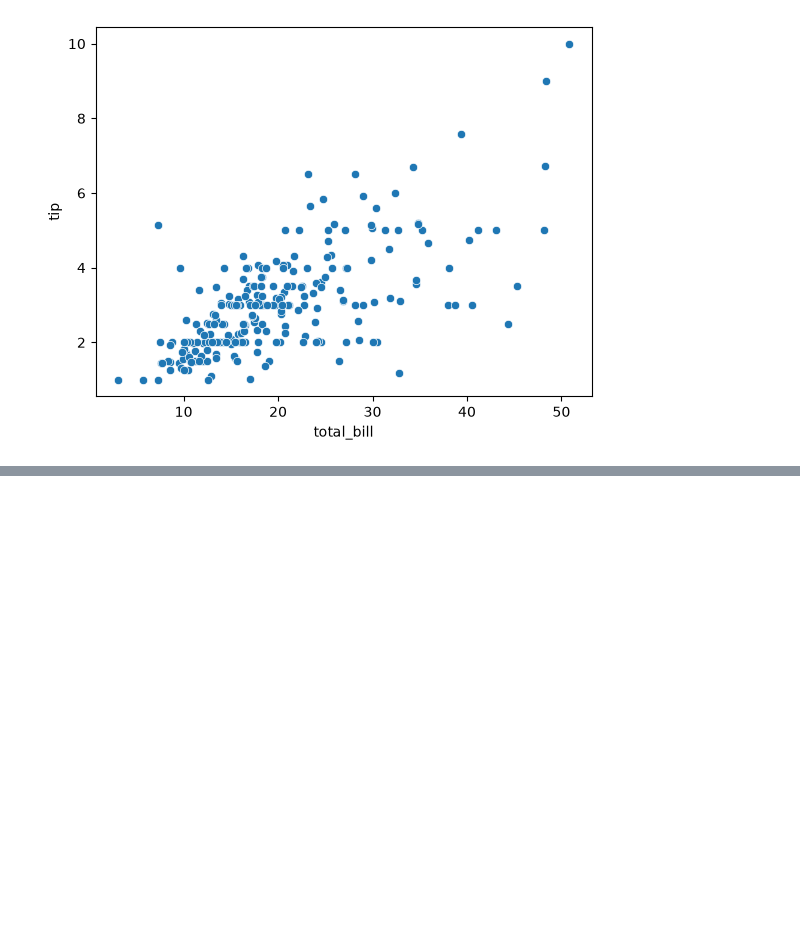
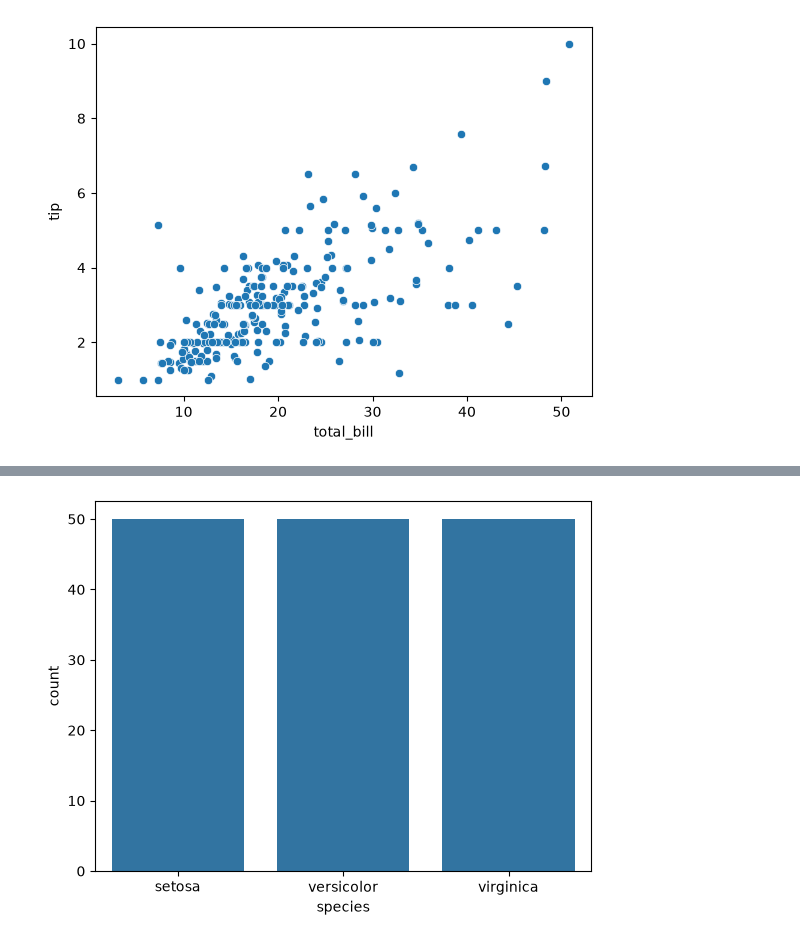
Before and after one commit to Harshit83183/Pythonn, a Jupyter notebook: Seaborn/seaborn.ipynb, the cells around one changed output, grey strips where cells are left out. Cells and saved outputs as stored; diff of their text form; code cells hidden in the pictures; blank space fills up the shorter version.

```diff
--- a/Seaborn/seaborn.ipynb
+++ b/Seaborn/seaborn.ipynb
@@ -89,0 +125,8 @@ plt.show()
+# %%
+sns.countplot(
+    data=iris,
+    x="species"
+)
+plt.show()
+# %% [output]
+[figure, added]
```
Also changed, not shown: parts of 8 cells of this notebook.
